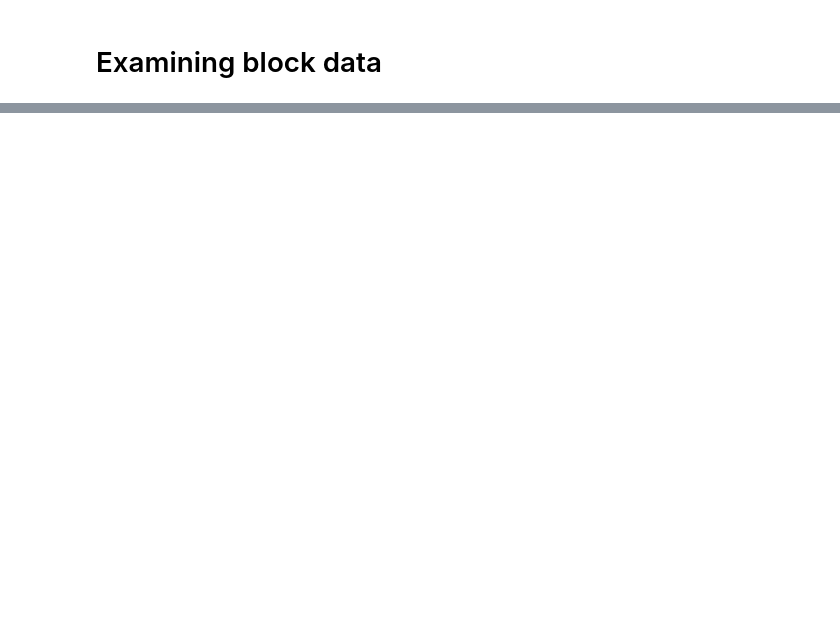
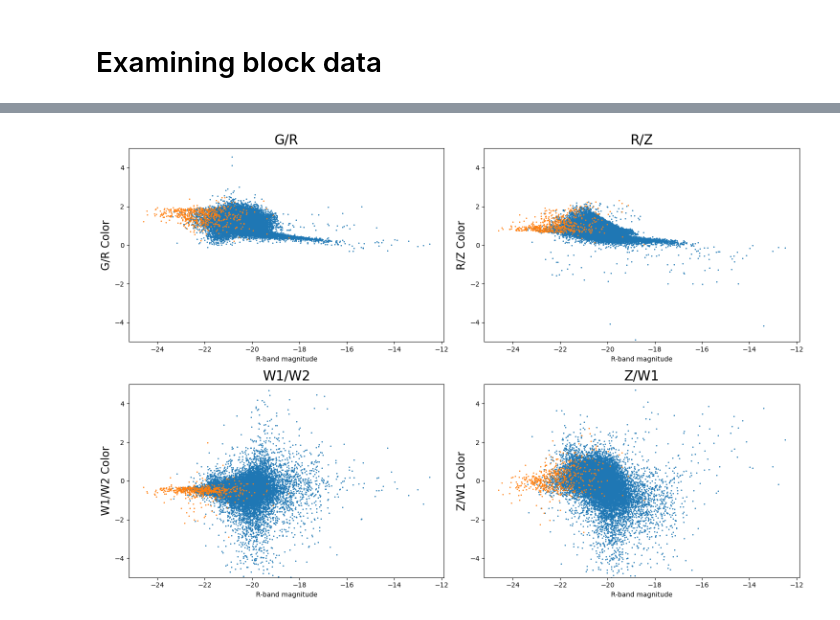
Before and after one commit to eramey16/galactic_lenses, a Jupyter notebook: DR10.ipynb, the cells around one changed output, grey strips where cells are left out. Cells and saved outputs as stored; diff of their text form; code cells hidden in the pictures; blank space fills up the shorter version.

```diff
--- a/DR10.ipynb
+++ b/DR10.ipynb
@@ -173,0 +318,19 @@ Table length=0
+# %%
+lensed = pd.read_sql_table('all_lensed', conn)
+unlensed = pd.read_sql_table('unlensed', conn)
+
+lensed = util.clean_and_calc(lensed, mode='dr9', i_band=False)
+unlensed = util.clean_and_calc(unlensed, mode='dr9', i_band=False)
+colors = ['g/r', 'r/z', 'w1/w2', 'z/w1']
+
+fig, axes = plt.subplots(2, 2, figsize=(15,10))
+for i,ax in enumerate(axes.flatten()):
+    ax.plot(unlensed['abs_mag_r'], unlensed[colors[i]], '.', ms=2)
+    ax.plot(lensed['abs_mag_r'], lensed[colors[i]], '.', ms=2)
+    ax.set_title(f"{colors[i].upper()}", fontsize=20)
+    ax.set_xlabel("R-band magnitude")
+    ax.set_ylabel(f"{colors[i].replace('_', ' - ').upper()} Color", fontsize=16)
+    ax.set_ylim([-5, 5])
+plt.tight_layout()
+# %% [output]
+[figure, added]
```
Also changed, not shown: parts of 31 cells of this notebook, 8 other files.
